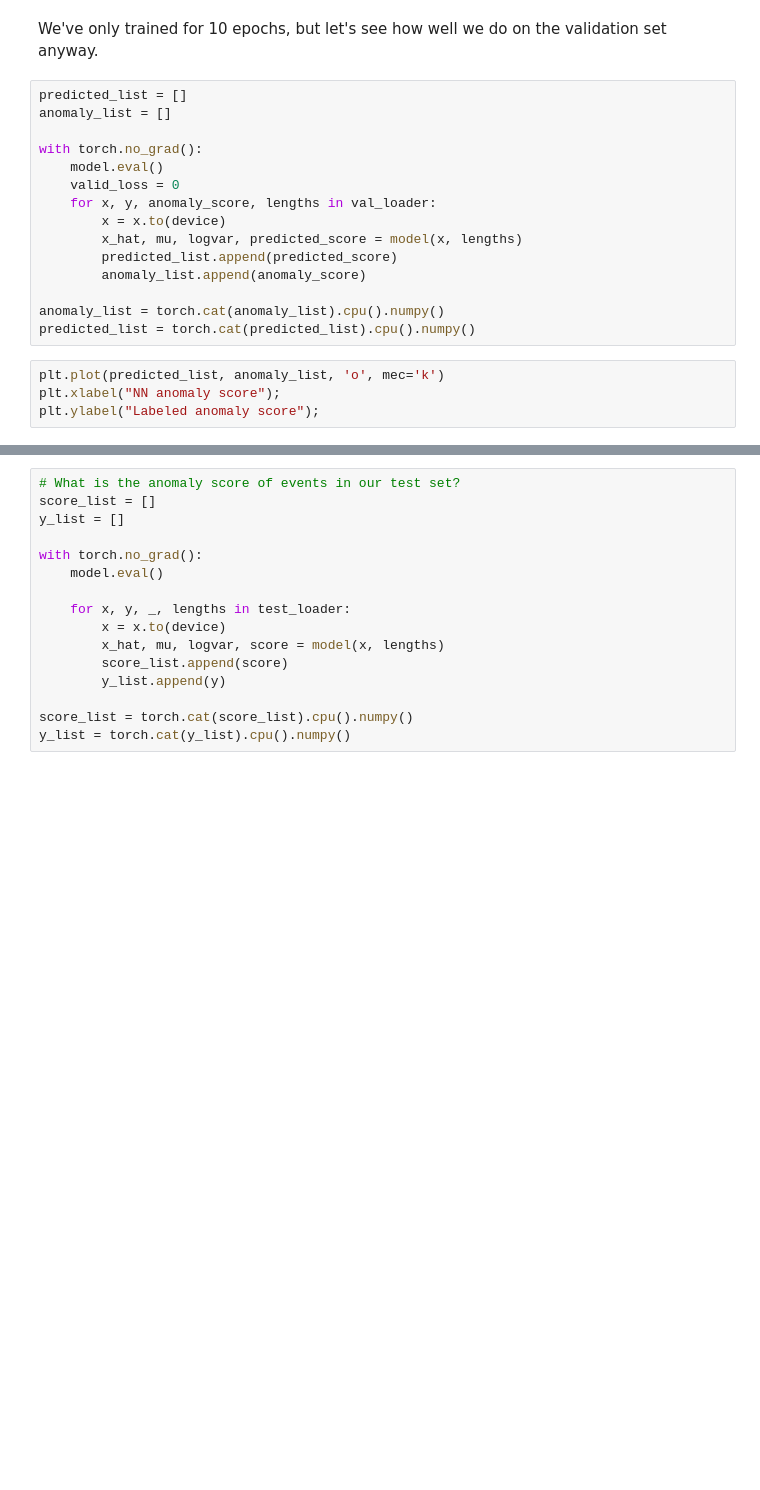
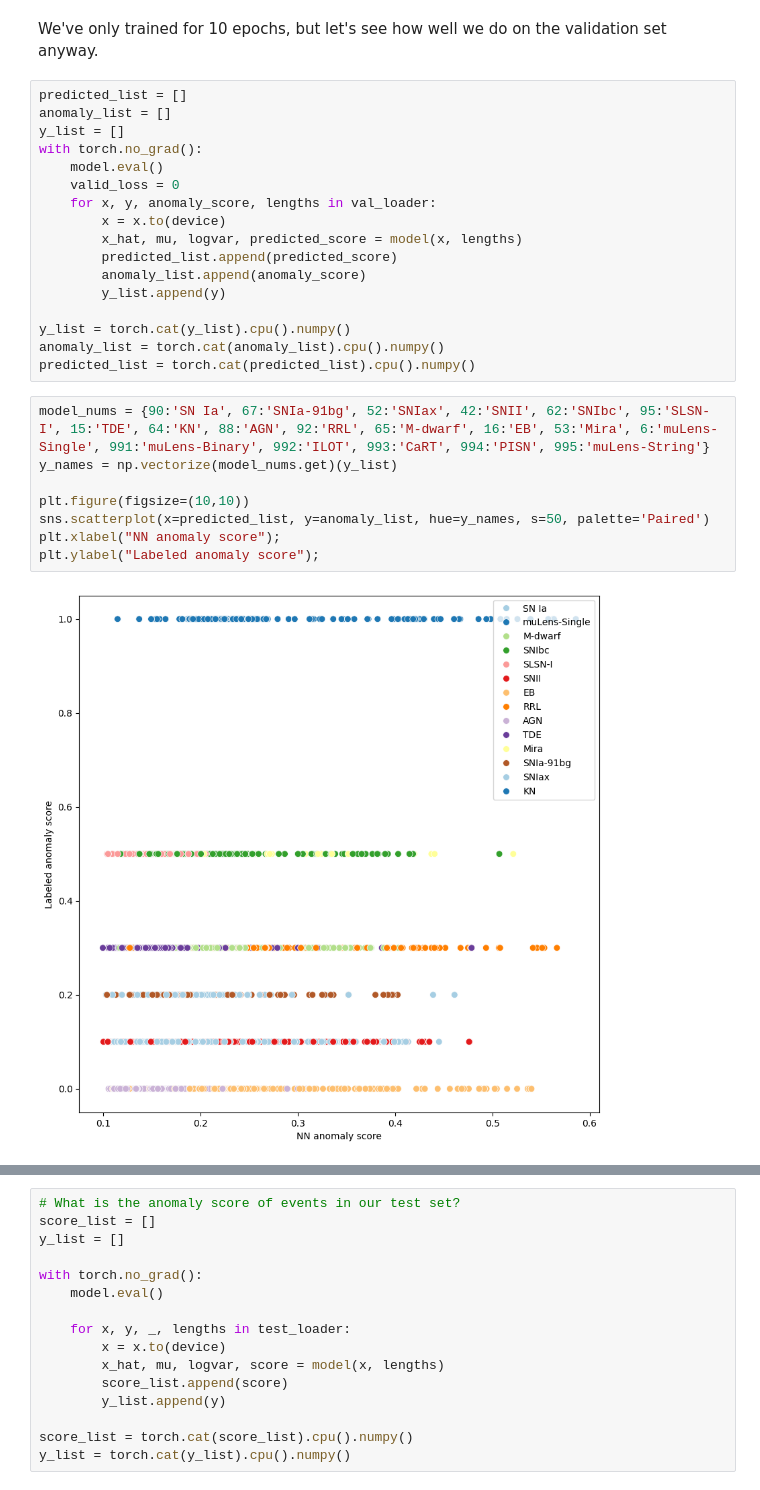
Before and after one commit to alexandergagliano/iaifi-hackathon-2023, a Jupyter notebook: anomaly_detection/notebooks/Part3_CustomLossFunctions.ipynb, the cells around one changed output, grey strips where cells are left out. Cells and saved outputs as stored; diff of their text form; blank space fills up the shorter version.

```diff
--- a/anomaly_detection/notebooks/Part3_CustomLossFunctions.ipynb
+++ b/anomaly_detection/notebooks/Part3_CustomLossFunctions.ipynb
@@ -365,7 +377,7 @@ We've only trained for 10 epochs, but let's see how well we do on the validation
 # %%
 predicted_list = []
 anomaly_list = []
-
+y_list = []
 with torch.no_grad():
     model.eval()
     valid_loss = 0
@@ -374,11 +386,19 @@ with torch.no_grad():
         x_hat, mu, logvar, predicted_score = model(x, lengths)
         predicted_list.append(predicted_score)
         anomaly_list.append(anomaly_score)
+        y_list.append(y)
 
+y_list = torch.cat(y_list).cpu().numpy()
 anomaly_list = torch.cat(anomaly_list).cpu().numpy()
 predicted_list = torch.cat(predicted_list).cpu().numpy()
-# %%
-plt.plot(predicted_list, anomaly_list, 'o', mec='k')
-plt.xlabel("NN anomaly score");
-plt.ylabel("Labeled anomaly score");
+# %%
+model_nums = {90:'SN Ia', 67:'SNIa-91bg', 52:'SNIax', 42:'SNII', 62:'SNIbc', 95:'SLSN-I', 15:'TDE', 64:'KN', 88:'AGN', 92:'RRL', 65:'M-dwarf', 16:'EB', 53:'Mira', 6:'muLens-Single', 991:'muLens-Binary', 992:'ILOT', 993:'CaRT', 994:'PISN', 995:'muLens-String'}
+y_names = np.vectorize(model_nums.get)(y_list)
+
+plt.figure(figsize=(10,10))
+sns.scatterplot(x=predicted_list, y=anomaly_list, hue=y_names, s=50, palette='Paired')
+plt.xlabel("NN anomaly score");
+plt.ylabel("Labeled anomaly score");
+# %% [output]
+[figure, added]
 # %%
```
Also changed, not shown: parts of 19 cells of this notebook, 3 other files.
